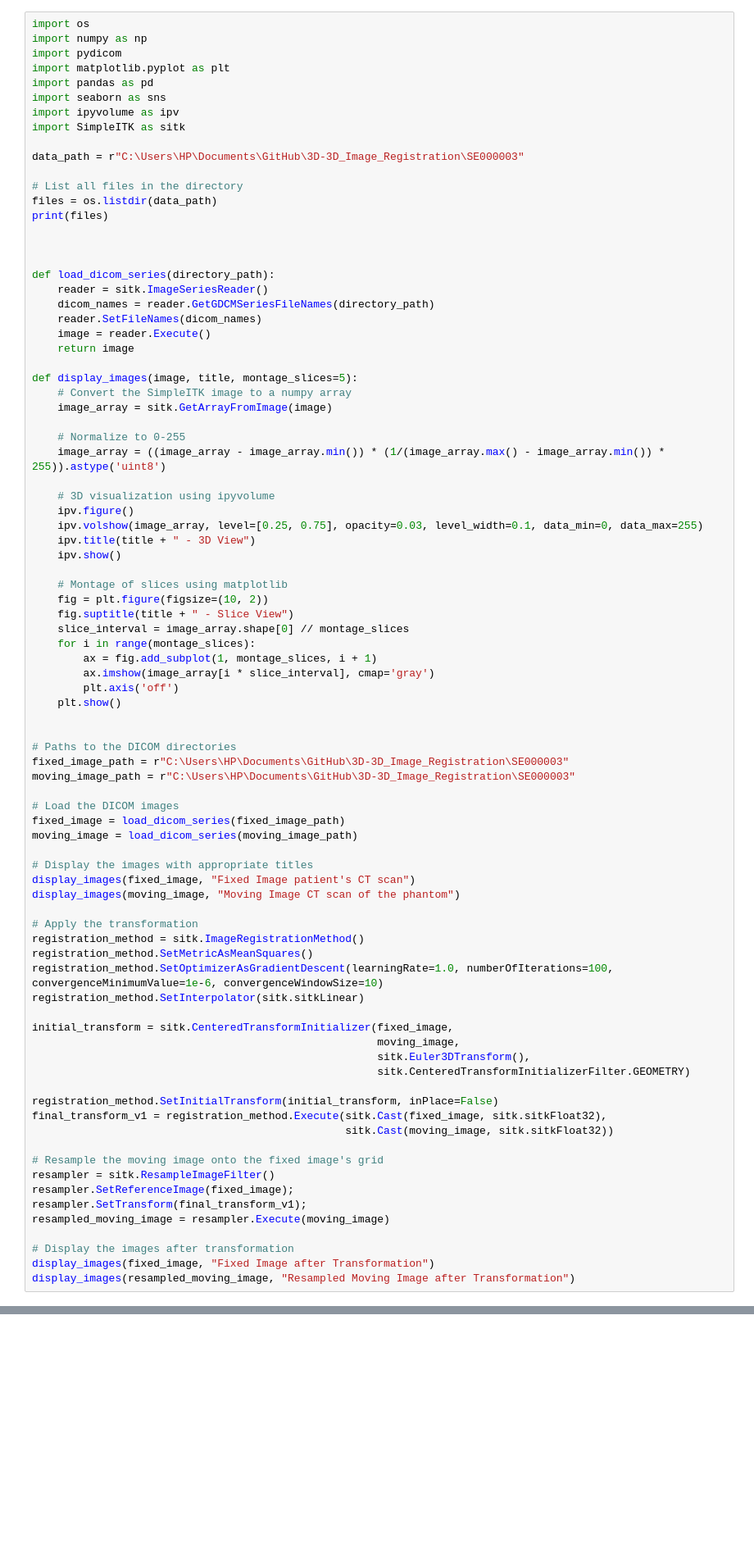
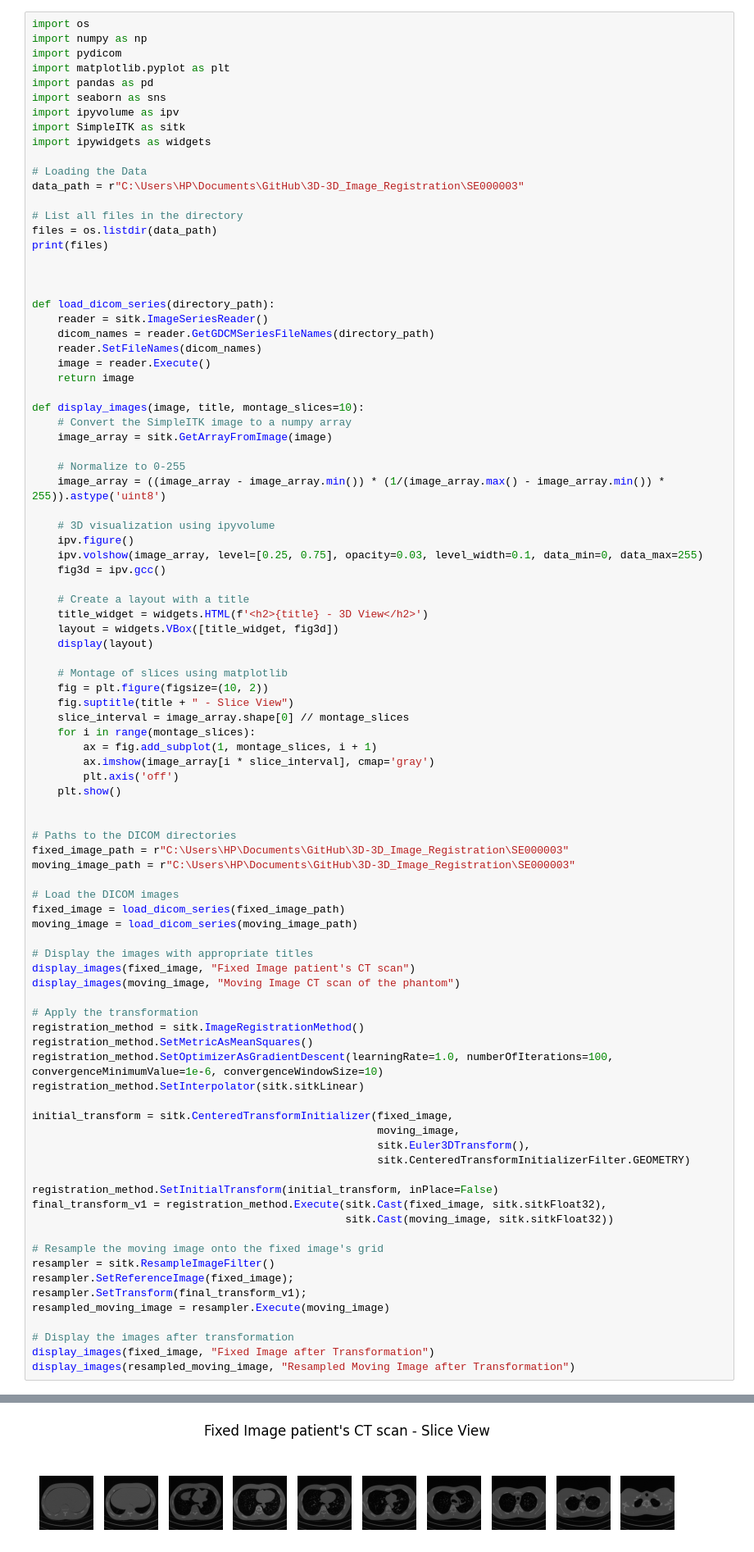
Before and after one commit to OgbondaGlory/Volume-registration-of-an-anthropomorphic-chest-phantom, a Jupyter notebook: Deformable_Image_Registration.ipynb, the cells around one changed output, grey strips where cells are left out. Shown at 82% size. Saved outputs shown, nothing was run; the diff lists cells and outputs as text; blank space fills up the shorter version.

```diff
--- a/Deformable_Image_Registration.ipynb
+++ b/Deformable_Image_Registration.ipynb
@@ -7,7 +7,9 @@ import pandas as pd
 import seaborn as sns
 import ipyvolume as ipv
 import SimpleITK as sitk
+import ipywidgets as widgets
 
+# Loading the Data
 data_path = r"C:\Users\HP\Documents\GitHub\3D-3D_Image_Registration\SE000003"
 
 # List all files in the directory
@@ -23,7 +25,7 @@ def load_dicom_series(directory_path):
     image = reader.Execute()
     return image
 
-def display_images(image, title, montage_slices=5):
+def display_images(image, title, montage_slices=10):
     # Convert the SimpleITK image to a numpy array
     image_array = sitk.GetArrayFromImage(image)
 
@@ -33,8 +35,12 @@ def display_images(image, title, montage_slices=5):
     # 3D visualization using ipyvolume
     ipv.figure()
     ipv.volshow(image_array, level=[0.25, 0.75], opacity=0.03, level_width=0.1, data_min=0, data_max=255)
-    ipv.title(title + " - 3D View")
-    ipv.show()
+    fig3d = ipv.gcc()
+
+    # Create a layout with a title
+    title_widget = widgets.HTML(f'<h2>{title} - 3D View</h2>')
+    layout = widgets.VBox([title_widget, fig3d])
+    display(layout)
 
     # Montage of slices using matplotlib
     fig = plt.figure(figsize=(10, 2))
@@ -87,0 +95 @@ display_images(resampled_moving_image, "Resampled Moving Image after Transformat
+[figure, added]
```
Also changed, not shown: parts of 2 cells of this notebook.
